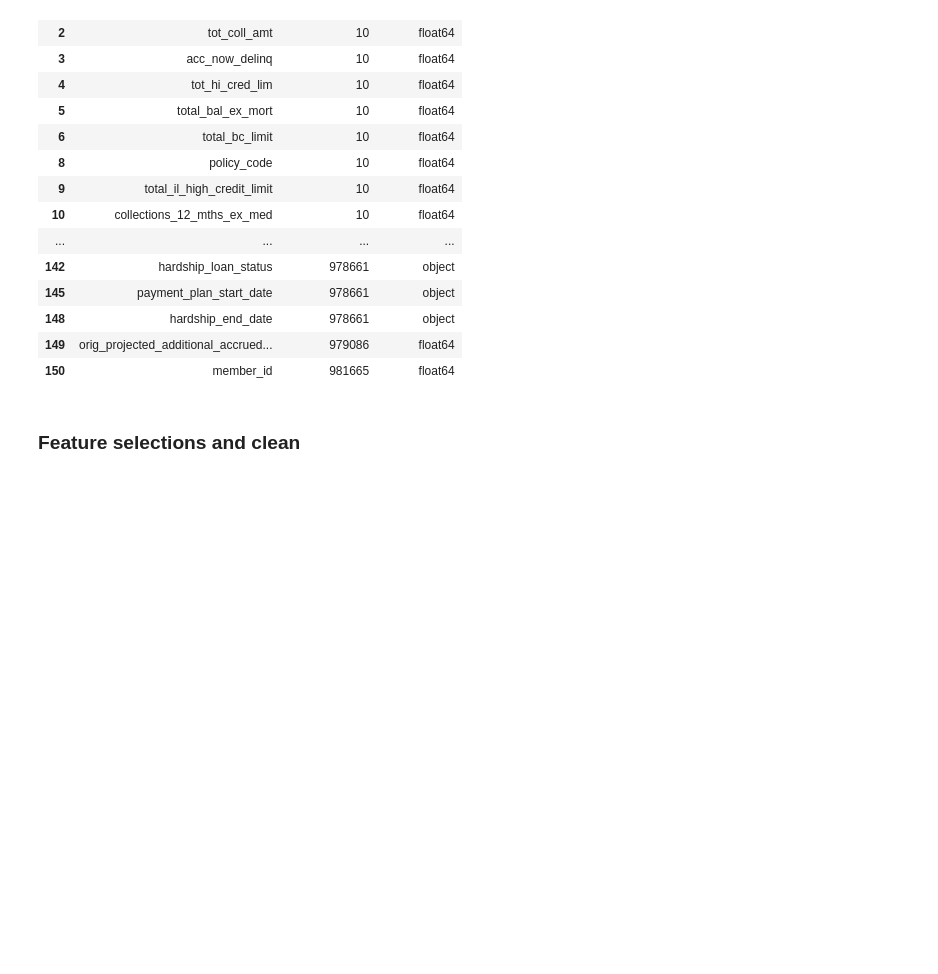
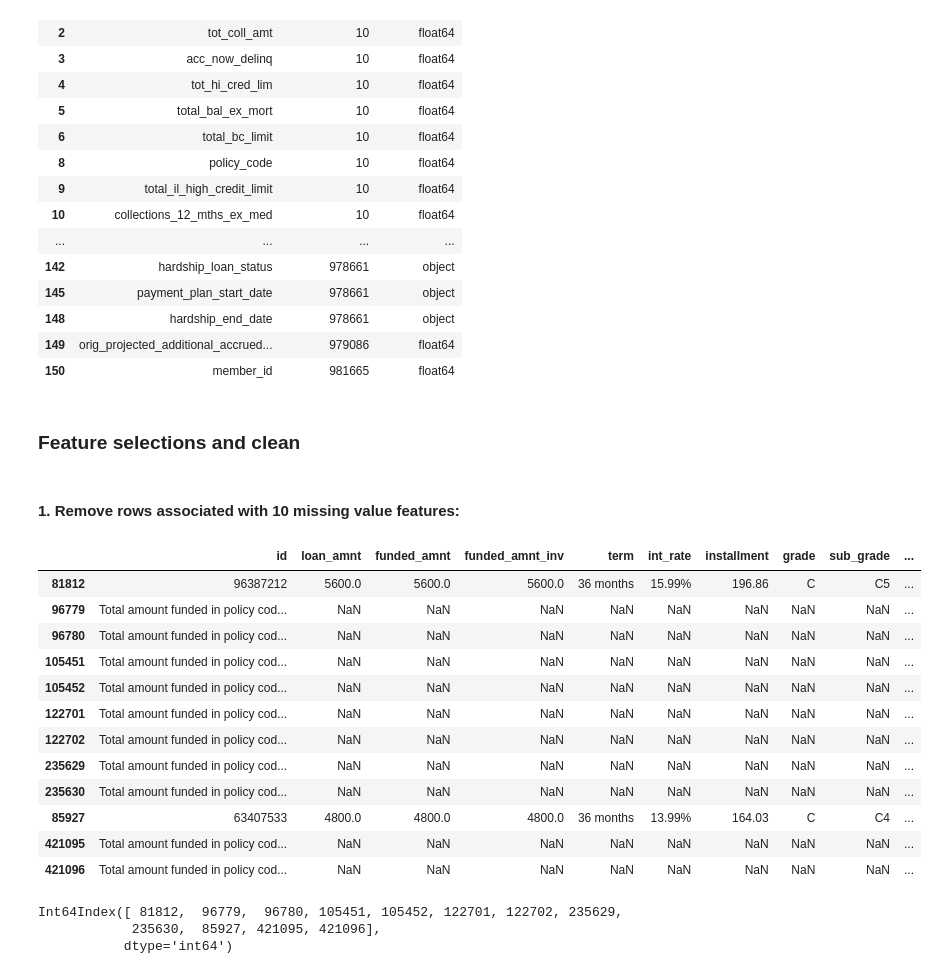
Before and after one commit to msahamed/lending_loan_prediction, a Jupyter notebook: loan_prediction.ipynb, the cells around one changed output. Drawn from its saved outputs; the diff is of its cells as text; code cells hidden in the pictures; blank space fills up the shorter version.

```diff
--- a/loan_prediction.ipynb
+++ b/loan_prediction.ipynb
@@ -70,3 +70,34 @@ df_dtypes.sort_values(['missing_value', 'feature_type'])
 | 150 | member_id | 981665 | float64 |
 # %% [markdown]
 ### Feature selections and clean
+# %% [markdown]
+#### 1. Remove rows associated with 10 missing value features:
+# %%
+missing_df = df.isnull().sum(axis = 0).sort_values().to_frame('missing_value').reset_index()
+# %%
+miss_10 = list(missing_df[missing_df.missing_value <= 11]['index'])
+# %%
+null_data = df[df[miss_10].isnull().any(axis=1)]
+# %%
+null_data
+# %% [output]
+|  | id | loan_amnt | funded_amnt | funded_amnt_inv | term | int_rate | installment | grade | sub_grade | ... |
+| 81812 | 96387212 | 5600.0 | 5600.0 | 5600.0 | 36 months | 15.99% | 196.86 | C | C5 | ... |
+| 96779 | Total amount funded in policy cod... | NaN | NaN | NaN | NaN | NaN | NaN | NaN | NaN | ... |
+| 96780 | Total amount funded in policy cod... | NaN | NaN | NaN | NaN | NaN | NaN | NaN | NaN | ... |
+| 105451 | Total amount funded in policy cod... | NaN | NaN | NaN | NaN | NaN | NaN | NaN | NaN | ... |
+| 105452 | Total amount funded in policy cod... | NaN | NaN | NaN | NaN | NaN | NaN | NaN | NaN | ... |
+| 122701 | Total amount funded in policy cod... | NaN | NaN | NaN | NaN | NaN | NaN | NaN | NaN | ... |
+| 122702 | Total amount funded in policy cod... | NaN | NaN | NaN | NaN | NaN | NaN | NaN | NaN | ... |
+| 235629 | Total amount funded in policy cod... | NaN | NaN | NaN | NaN | NaN | NaN | NaN | NaN | ... |
+| 235630 | Total amount funded in policy cod... | NaN | NaN | NaN | NaN | NaN | NaN | NaN | NaN | ... |
+| 85927 | 63407533 | 4800.0 | 4800.0 | 4800.0 | 36 months | 13.99% | 164.03 | C | C4 | ... |
+| 421095 | Total amount funded in policy cod... | NaN | NaN | NaN | NaN | NaN | NaN | NaN | NaN | ... |
+| 421096 | Total amount funded in policy cod... | NaN | NaN | NaN | NaN | NaN | NaN | NaN | NaN | ... |
+# %%
+print(null_data.index)
+miss_10_row_index = list(null_data.index)
+# %% [output]
+Int64Index([ 81812,  96779,  96780, 105451, 105452, 122701, 122702, 235629,
+            235630,  85927, 421095, 421096],
+           dtype='int64')
```
Also changed, not shown: parts of 41 cells of this notebook, 1 other file.
